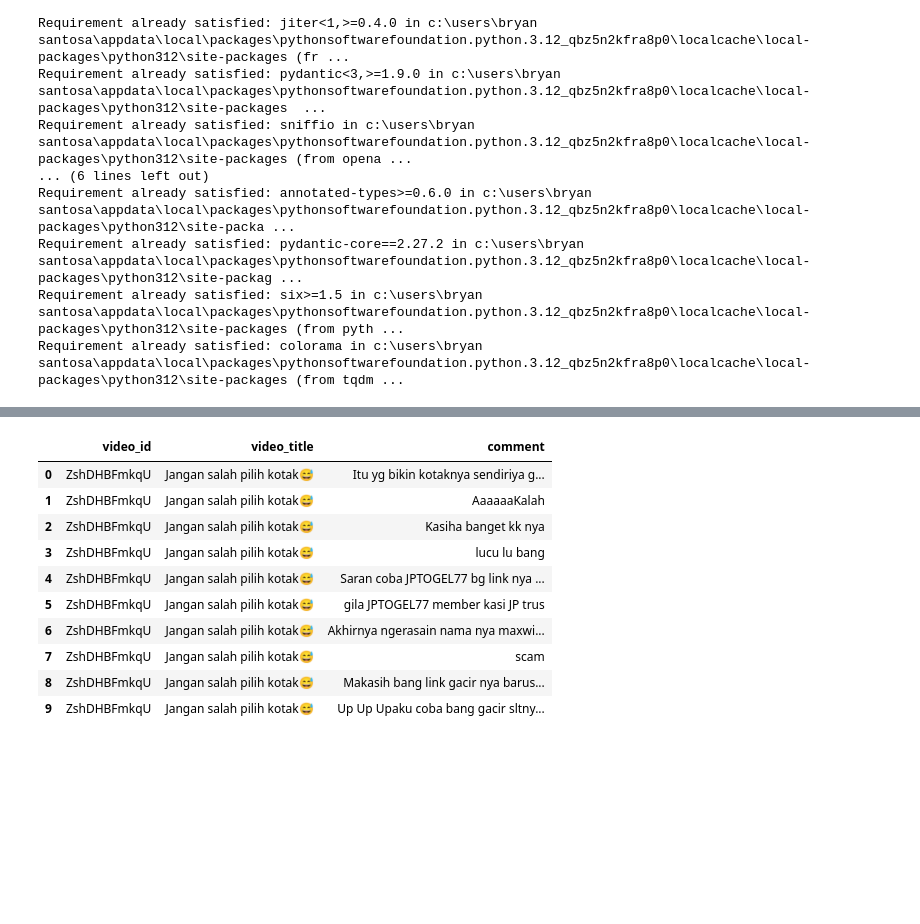
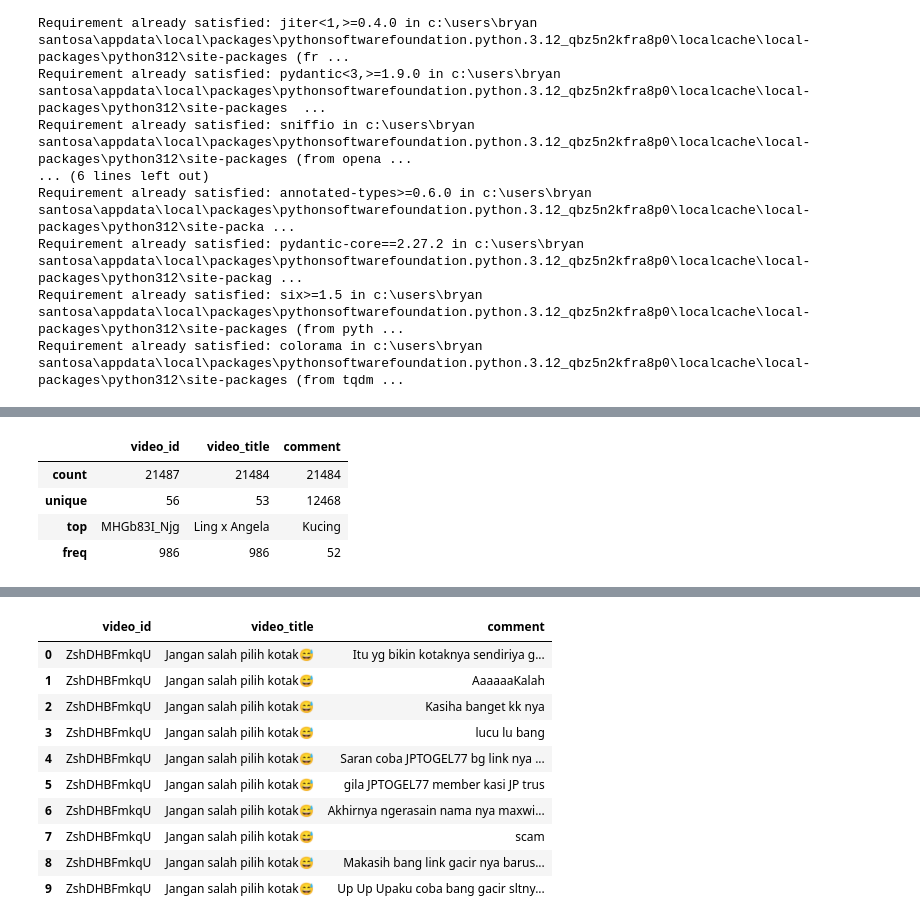
Before and after one commit to OhMyBreee/OnlineGamblingPromotionDetector, a Jupyter notebook: sample10.ipynb, the cells around one changed output, grey strips where cells are left out. Cells and saved outputs as stored; diff of their text form; code cells hidden in the pictures; blank space fills up the shorter version.

```diff
--- a/sample10.ipynb
+++ b/sample10.ipynb
@@ -40,0 +21,39 @@ Total rows: 21488
+# %%
+import pandas as pd
+import re
+
+# Load data
+df = pd.read_csv("final_final_video_comments.csv", quotechar='"')
+
+# Check total rows
+print(f"Total rows: {len(df)}")
+
+# Function to repair misaligned columns from index 10000 to 10433
+def repair_misaligned_rows(df, start_index=9935, end_index=10433):
+    for i in range(start_index, end_index + 1):  # Adjusted to stop at 10433
+        row = df.iloc[i]
+        video_id = row["video_id"]
+
+        # Ensure we are dealing with misaligned rows where video_id is misplaced
+        if isinstance(video_id, str) and ',' in video_id:
+            # Using regex to handle splitting by commas but avoiding commas inside quotes
+            parts = re.split(r',(?=(?:[^\"]*\"[^\"]*\")*[^\"]*$)', video_id)
+
+            # Check if we have 3 parts, then reassign to the correct columns
+            if len(parts) == 3:
+                # Reassign the values to their respective columns
+                df.at[i, "video_id"] = parts[0]
+                df.at[i, "video_title"] = parts[1]
+                df.at[i, "comment"] = parts[2]
+
+    return df
+
+# Repair rows from index 10000 to 10433
+df = repair_misaligned_rows(df)
+df = repair_misaligned_rows(df,start_index=14214, end_index=14682)
+
+# Check first 10 rows after fixing
+display(df.head(10))
+
+# Optionally save the corrected file
+# df.to_csv("corrected_video_comments.csv", index=False)
@@ -40,0 +73,8 @@ Total rows: 21488
+# %%
+df.describe()
+# %% [output]
+|  | video_id | video_title | comment |
+| count | 21487 | 21484 | 21484 |
+| unique | 56 | 53 | 12468 |
+| top | MHGb83I_Njg | Ling x Angela | Kucing |
+| freq | 986 | 986 | 52 |
```
Also changed, not shown: parts of 17 cells of this notebook, 25 other files.
